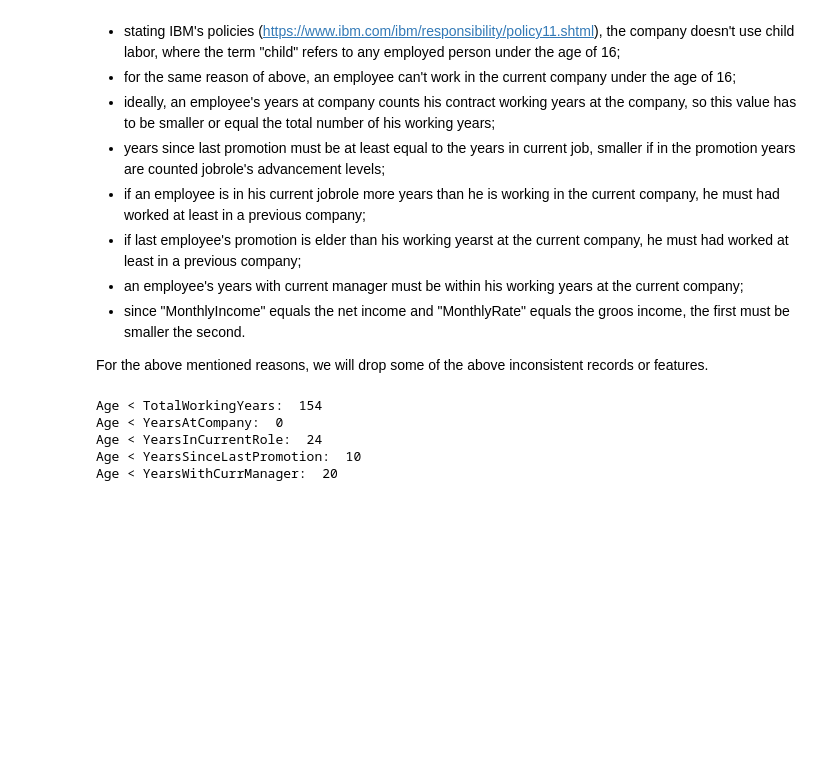
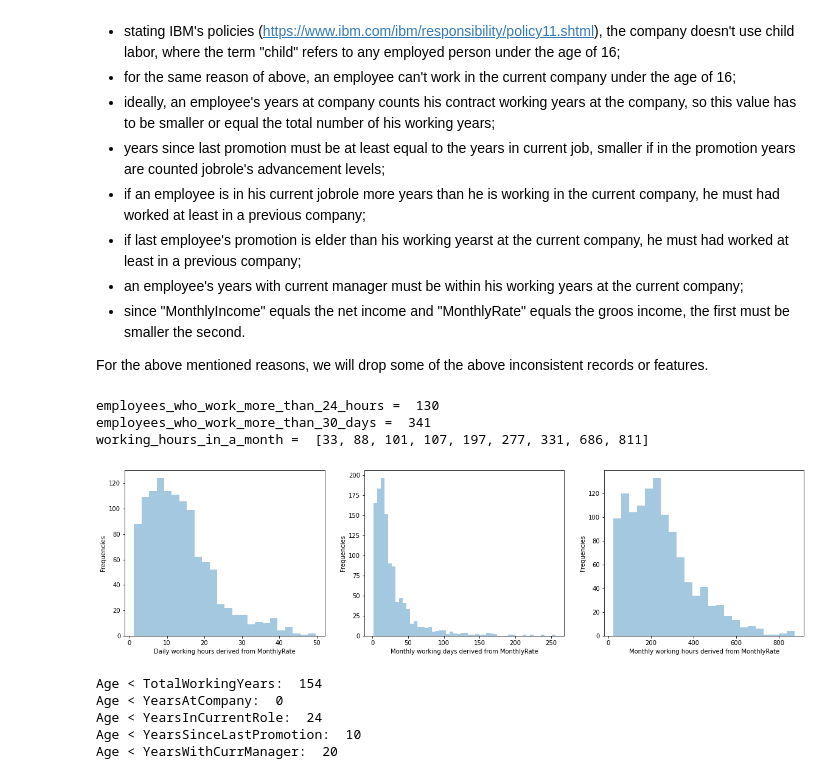
Before and after one commit to Mariabba/DataMining1_Fundamentals, a Jupyter notebook: notebook/DataUnderstanding/tsk1_data_understanding.ipynb, the cells around one changed output. Cells and saved outputs as stored; diff of their text form; code cells hidden in the pictures; blank space fills up the shorter version.

```diff
--- a/notebook/DataUnderstanding/tsk1_data_understanding.ipynb
+++ b/notebook/DataUnderstanding/tsk1_data_understanding.ipynb
@@ -257,6 +280,52 @@ def get_column1_greater_than_column2_difference(column_name1, column_name2):
     for i in df.index[df[column_name1] > df[column_name2]]:
         tmp_list.append(df.iloc[i, column1_index] - df.iloc[i, column2_index])
     return tmp_list
+# %%
+working_hours_in_a_month = []
+working_daily_hours = []
+working_days = []
+i = 0
+employees_who_work_more_than_720_hours = []
+for row in df.itertuples():
+    hours = row.DailyRate / row.HourlyRate
+    days = row.MonthlyRate / row.DailyRate
+    m_hours = row.MonthlyRate / row.HourlyRate
+    working_daily_hours.append(hours)
+    working_days.append(days)
+    working_hours_in_a_month.append(m_hours)
+    if m_hours > 720:
+        employees_who_work_more_than_720_hours.append(i)
+    i += 1
+
+fig = plt.subplots(figsize=(20, 5))
+fig_dims = (1, 3)
+
+ax = plt.subplot2grid(fig_dims, (0, 0))
+sns.distplot(working_daily_hours, kde=False)
+plt.xlabel("Daily working hours derived from MonthlyRate")
+plt.ylabel("Frequencies")
+
+ax = plt.subplot2grid(fig_dims, (0, 1))
+sns.distplot(working_days, kde=False)
+plt.xlabel("Monthly working days derived from MonthlyRate")
+plt.ylabel("Frequencies")
+
+ax = plt.subplot2grid(fig_dims, (0, 2))
+sns.distplot(working_hours_in_a_month, kde=False)
+plt.xlabel("Monthly working hours derived from MonthlyRate")
+plt.ylabel("Frequencies")
+
+employees_who_work_more_than_24_hours = len([x for x in working_daily_hours if x > 24])
+employees_who_work_more_than_30_days = len([x for x in working_days if x > 30])
+print("employees_who_work_more_than_24_hours = ", employees_who_work_more_than_24_hours)
+print("employees_who_work_more_than_30_days = ", employees_who_work_more_than_30_days)
+print("working_hours_in_a_month = ", employees_who_work_more_than_720_hours)
+plt.show()
+# %% [output]
+employees_who_work_more_than_24_hours =  130
+employees_who_work_more_than_30_days =  341
+working_hours_in_a_month =  [33, 88, 101, 107, 197, 277, 331, 686, 811]
+[figure, added]
 # %%
 print("Age < TotalWorkingYears: ", len(get_age_difference("TotalWorkingYears")))
 print("Age < YearsAtCompany: ", len(get_age_difference("YearsAtCompany")))
```
Also changed, not shown: parts of 68 cells of this notebook, 2 other files.
